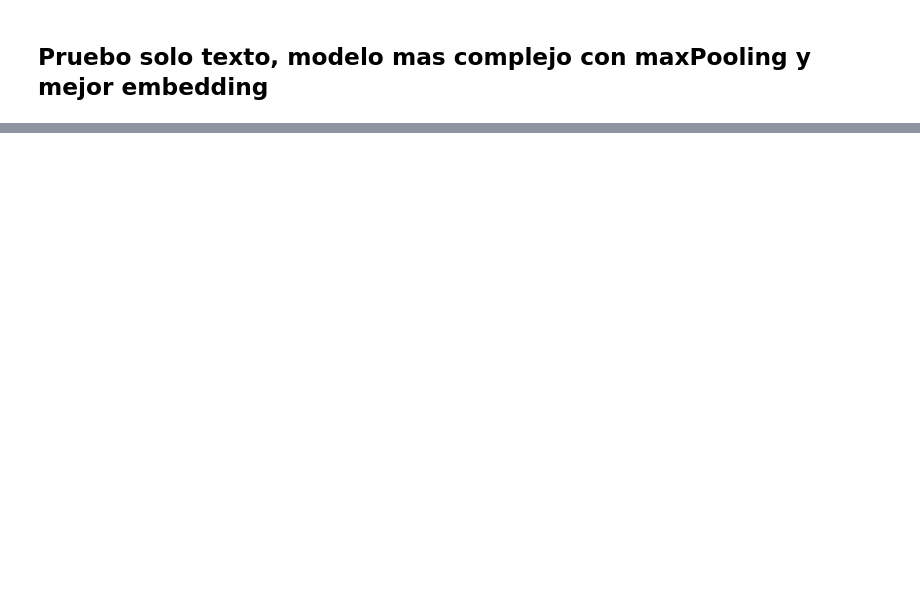
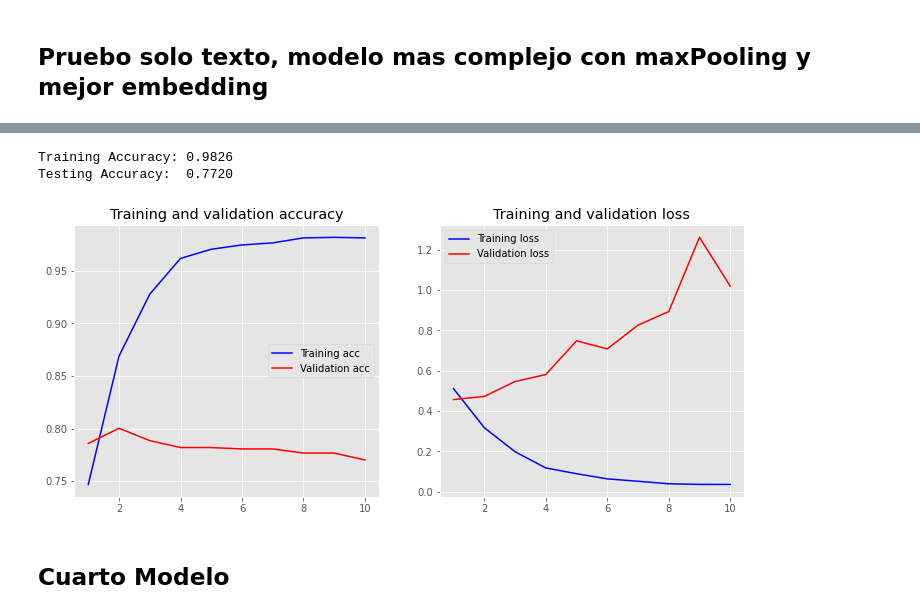
Before and after one commit to andi-carretero/TP2_Datos, a Jupyter notebook: MultipleImprovingNNModels.ipynb, the cells around one changed output, grey strips where cells are left out. Saved outputs shown, nothing was run; the diff lists cells and outputs as text; code cells hidden in the pictures; blank space fills up the shorter version.

Commit message:
Added more models
Signed-off-by: otlucas <lucas.otero@despegar.com>

```diff
--- a/MultipleImprovingNNModels.ipynb
+++ b/MultipleImprovingNNModels.ipynb
@@ -192,5 +192,5 @@ all resid ask to shelter in place are be notifi by offic no other evacu or shelt
 # %%
-maxlen = 280
+maxlen = 100
 
 X_train = pad_sequences(X_train, padding='post', maxlen=maxlen)
 X_val = pad_sequences(X_val, padding='post', maxlen=maxlen)
@@ -243,0 +246,13 @@ KeyError: 'acc'
+# %%
+embedding_dim = 100
+
+model2 = Sequential()
+model2.add(layers.Embedding(vocab_size, embedding_dim, input_length=maxlen))
+model2.add(layers.Conv1D(128, 5, activation='relu'))
+model2.add(layers.GlobalMaxPooling1D())
+model2.add(layers.Dense(10, activation='relu'))
+model2.add(layers.Dense(1, activation='sigmoid'))
+model2.compile(optimizer='adam',
+              loss='binary_crossentropy',
+              metrics=['acc'])
+model2.summary()
@@ -243,0 +278,17 @@ KeyError: 'acc'
+# %%
+third_history = model2.fit(X_train, train["target"].to_numpy(),
+                    epochs=10,
+                    verbose=False,
+                    validation_data=(X_val, val["target"].to_numpy()),
+                    batch_size=10)
+loss, accuracy = model2.evaluate(X_train, train["target"].to_numpy(), verbose=False)
+print("Training Accuracy: {:.4f}".format(accuracy))
+loss, accuracy = model2.evaluate(X_test, test["target"].to_numpy(), verbose=False)
+print("Testing Accuracy:  {:.4f}".format(accuracy))
+plot_history(third_history)
+# %% [output]
+Training Accuracy: 0.9826
+Testing Accuracy:  0.7720
+[figure, added]
+# %% [markdown]
+## Cuarto Modelo
```
Also changed, not shown: parts of 16 cells of this notebook.
